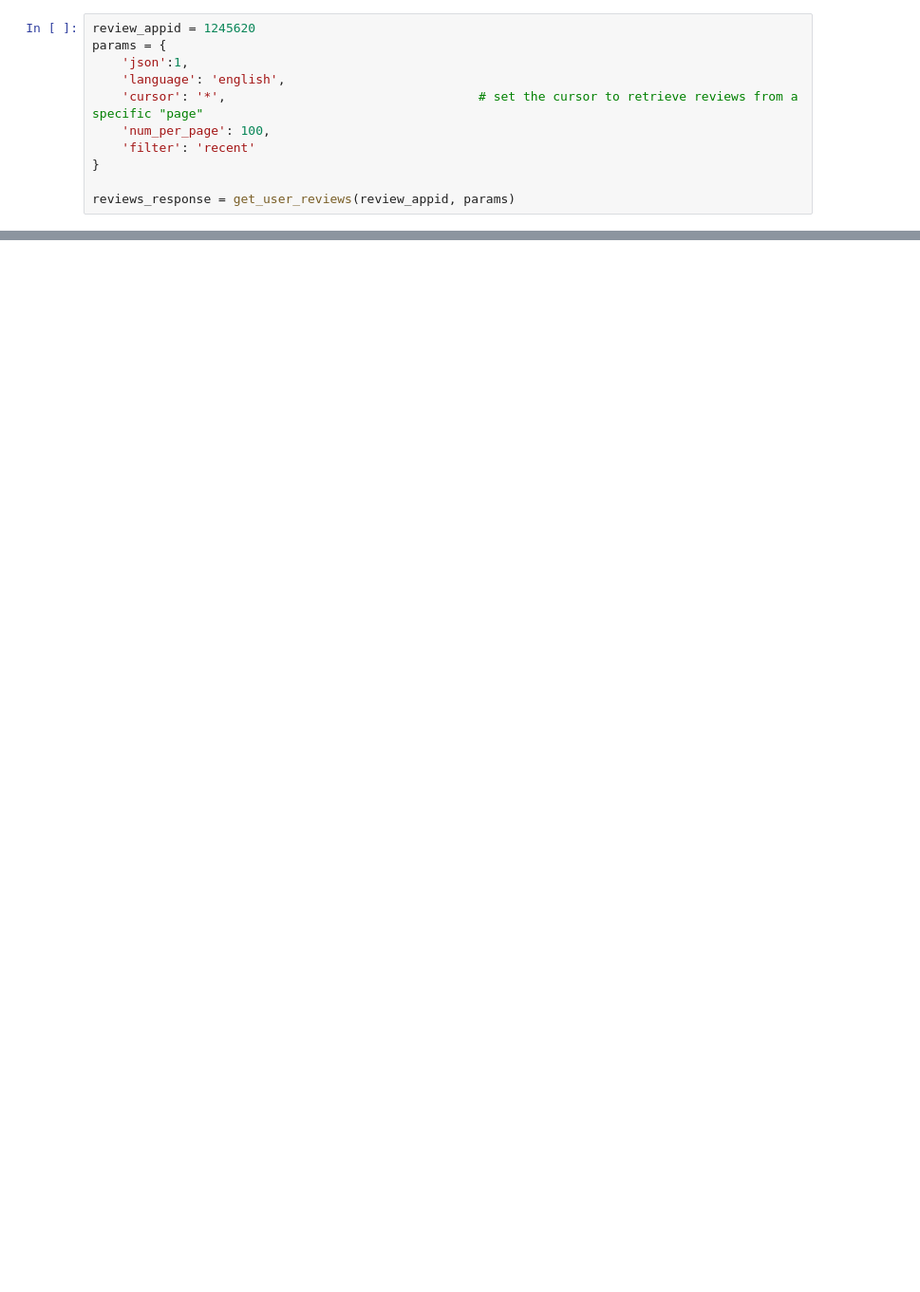
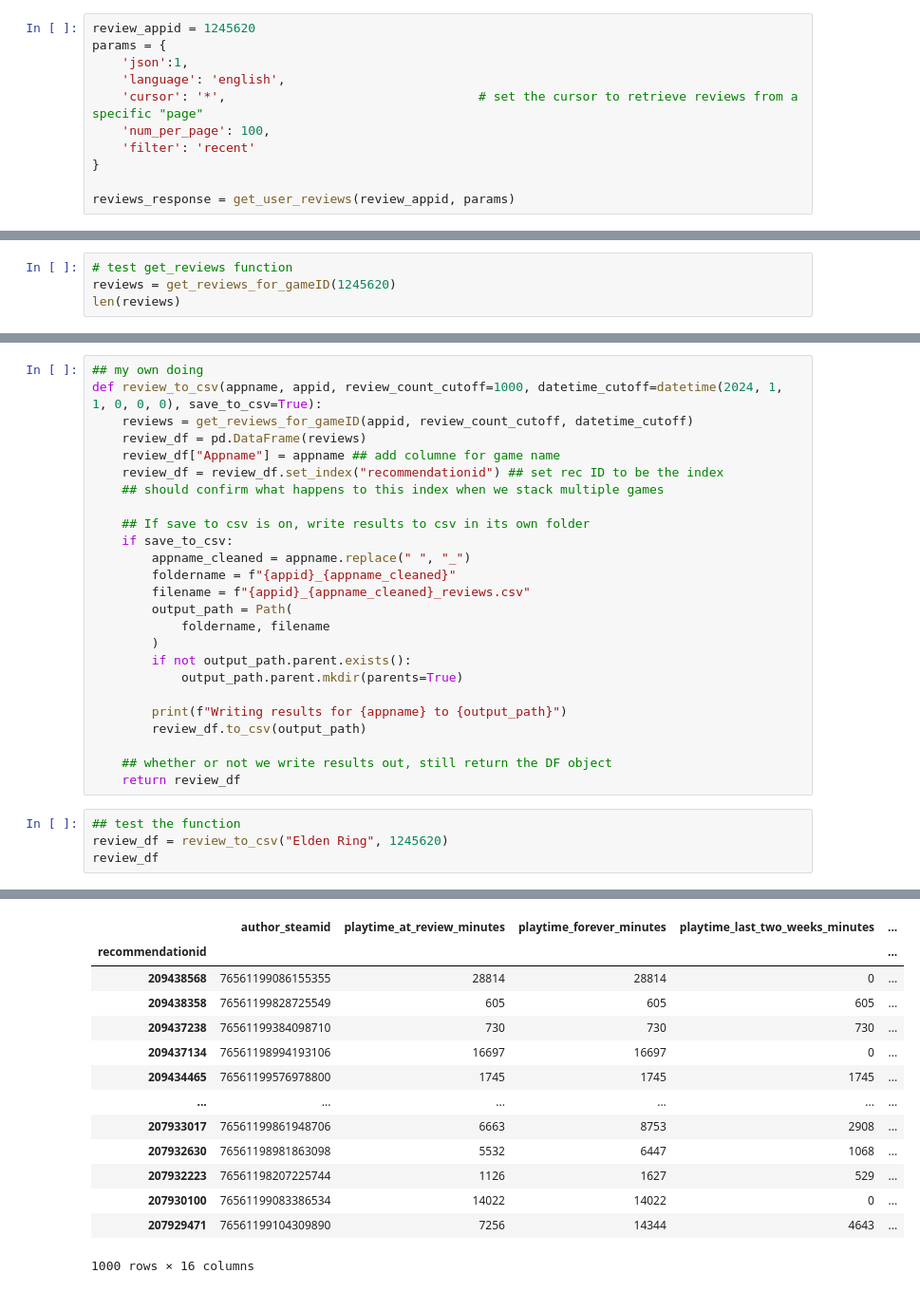
Before and after one commit to CGU-08-IST-332-nlp-steam-name/group-project, a Jupyter notebook: APIScrape.ipynb, the cells around one changed output, grey strips where cells are left out. Shown at 95% size. Saved outputs shown, nothing was run; the diff lists cells and outputs as text; blank space fills up the shorter version.

Commit message:
A good start on review scraping

```diff
--- a/APIScrape.ipynb
+++ b/APIScrape.ipynb
@@ -227,0 +165,4 @@ pickle.dump(selected_reviews, open(output_path, 'wb'))
+# %%
+# test get_reviews function
+reviews = get_reviews_for_gameID(1245620)
+len(reviews)
@@ -227,0 +184,30 @@ pickle.dump(selected_reviews, open(output_path, 'wb'))
+# %%
+## my own doing
+def review_to_csv(appname, appid, review_count_cutoff=1000, datetime_cutoff=datetime(2024, 1, 1, 0, 0, 0), save_to_csv=True):
+    reviews = get_reviews_for_gameID(appid, review_count_cutoff, datetime_cutoff)
+    review_df = pd.DataFrame(reviews)
+    review_df["Appname"] = appname ## add columne for game name
+    review_df = review_df.set_index("recommendationid") ## set rec ID to be the index
+    ## should confirm what happens to this index when we stack multiple games
+
+    ## If save to csv is on, write results to csv in its own folder
+    if save_to_csv:
+        appname_cleaned = appname.replace(" ", "_")
+        foldername = f"{appid}_{appname_cleaned}"
+        filename = f"{appid}_{appname_cleaned}_reviews.csv"
+        output_path = Path(
+            foldername, filename
+        )
+        if not output_path.parent.exists():
+            output_path.parent.mkdir(parents=True)
+
+        print(f"Writing results for {appname} to {output_path}")
+        review_df.to_csv(output_path)
+
+    ## whether or not we write results out, still return the DF object
+    return review_df
+# %%
+## test the function
+review_df = review_to_csv("Elden Ring", 1245620)
+review_df
+# %% [output]
@@ -227,0 +228,14 @@ pickle.dump(selected_reviews, open(output_path, 'wb'))
+|  | author_steamid | playtime_at_review_minutes | playtime_forever_minutes | playtime_last_two_weeks_minutes | ... |
+| recommendationid |  |  |  |  | ... |
+| 209438568 | 76561199086155355 | 28814 | 28814 | 0 | ... |
+| 209438358 | 76561199828725549 | 605 | 605 | 605 | ... |
+| 209437238 | 76561199384098710 | 730 | 730 | 730 | ... |
+| 209437134 | 76561198994193106 | 16697 | 16697 | 0 | ... |
+| 209434465 | 76561199576978800 | 1745 | 1745 | 1745 | ... |
+| ... | ... | ... | ... | ... | ... |
+| 207933017 | 76561199861948706 | 6663 | 8753 | 2908 | ... |
+| 207932630 | 76561198981863098 | 5532 | 6447 | 1068 | ... |
+| 207932223 | 76561198207225744 | 1126 | 1627 | 529 | ... |
+| 207930100 | 76561199083386534 | 14022 | 14022 | 0 | ... |
+| 207929471 | 76561199104309890 | 7256 | 14344 | 4643 | ... |
+1000 rows × 16 columns
```
Also changed, not shown: parts of 13 cells of this notebook, 2 other files.
